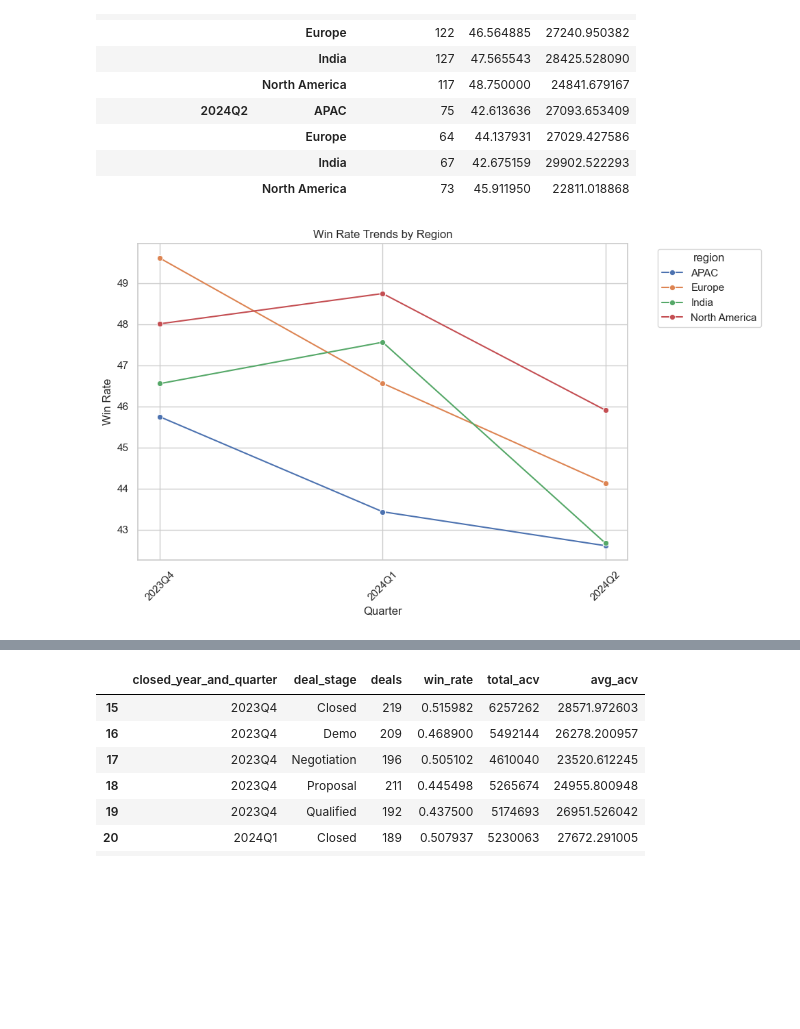
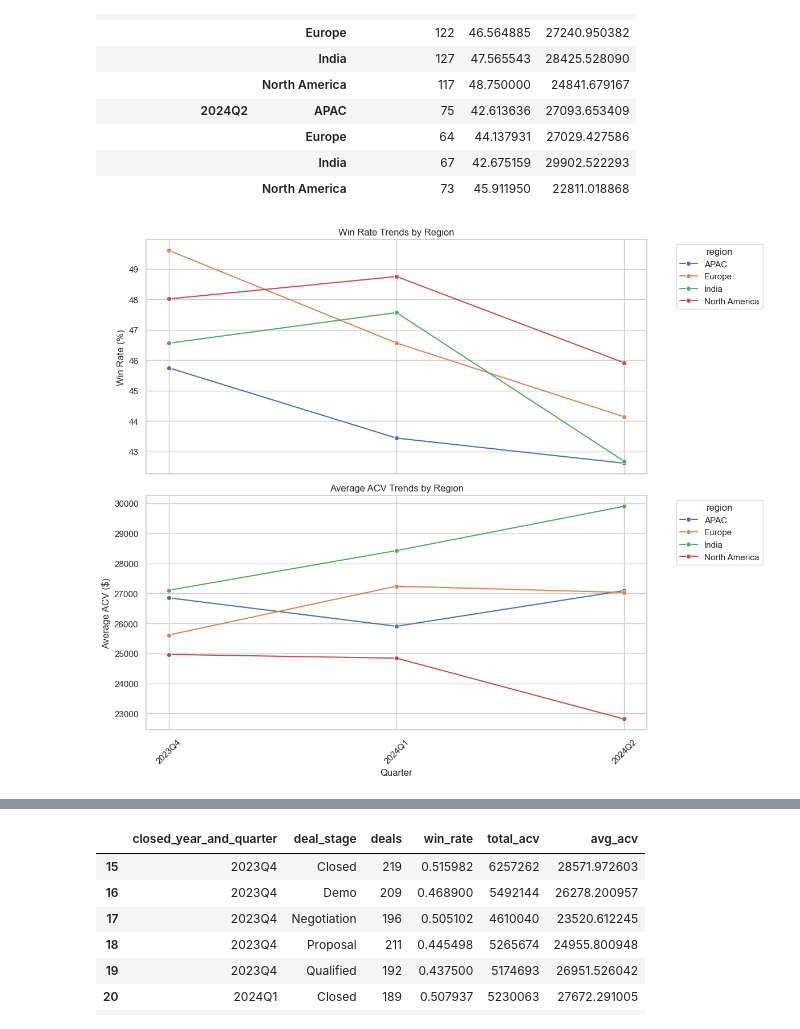
Before and after one commit to ShubhPundir/SkyGeni-Task, a Jupyter notebook: eda.ipynb, the cells around one changed output, grey strips where cells are left out. Drawn from its saved outputs; the diff is of its cells as text; code cells hidden in the pictures; blank space fills up the shorter version.

Commit message:
dev: added segment wise dual panel chart for EDA

```diff
--- a/eda.ipynb
+++ b/eda.ipynb
@@ -92,34 +105,49 @@ segment_tables = {
     for seg in segments
 }
 # %%
-def plot_win_rate_trends(segment_df, segment_name, metric="win_rate"):
+def plot_win_rate_and_avg_acv(segment_df, segment_name):
     """
-    Plots the metric (default: win_rate) over last 3 quarters for a given segment.
+    Plots dual-panel charts:
+    - Top: win_rate trends by segment
+    - Bottom: avg_acv trends by segment
 
-    segment_df: DataFrame from win_rate_by_segment()
-    segment_name: name of the categorical column (e.g., 'region', 'industry')
-    metric: which metric to plot ('win_rate', 'avg_acv', 'succesful_deals')
+    segment_df: DataFrame with index [closed_year_and_quarter, segment_name]
+    segment_name: name of categorical column (e.g., 'region')
     """
     # Reset index for plotting
     df_plot = segment_df.reset_index()
 
     # Set plot style
     sns.set(style="whitegrid")
-    plt.figure(figsize=(10, 6))
+    fig, axes = plt.subplots(2, 1, figsize=(12, 10), sharex=True)
 
-    # Lineplot for each category in the segment
+    # Top panel: win_rate
     sns.lineplot(
         data=df_plot,
         x="closed_year_and_quarter",
-        y=metric,
+        y="win_rate",
         hue=segment_name,
-        marker="o"
+        marker="o",
+        ax=axes[0]
     )
+    axes[0].set_title("Win Rate Trends by " + segment_name.title())
+    axes[0].set_ylabel("Win Rate (%)")
+    axes[0].legend(title=segment_name, bbox_to_anchor=(1.05, 1), loc='upper left')
 
-    plt.title(f"{metric.replace('_',' ').title()} Trends by {segment_name.title()}")
-    plt.ylabel(metric.replace("_"," ").title())
-    plt.xlabel("Quarter")
+    # Bottom panel: avg_acv
+    sns.lineplot(
+        data=df_plot,
+        x="closed_year_and_quarter",
+        y="avg_acv",
+        hue=segment_name,
+        marker="o",
+        ax=axes[1]
+    )
+    axes[1].set_title("Average ACV Trends by " + segment_name.title())
+    axes[1].set_ylabel("Average ACV ($)")
+    axes[1].set_xlabel("Quarter")
+    axes[1].legend(title=segment_name, bbox_to_anchor=(1.05, 1), loc='upper left')
+
     plt.xticks(rotation=45)
-    plt.legend(title=segment_name, bbox_to_anchor=(1.05, 1), loc='upper left')
     plt.tight_layout()
     plt.show()
@@ -141,7 +171,6 @@ segment_tables['region']
 |  | India | 67 | 42.675159 | 29902.522293 |
 |  | North America | 73 | 45.911950 | 22811.018868 |
 # %%
-# Example usage for region:
-plot_win_rate_trends(segment_tables["region"], "region")
+plot_win_rate_and_avg_acv(segment_tables["region"], "region")
 # %% [output]
-[figure, old version]
+[figure, new version]
```
Also changed, not shown: parts of 8 cells of this notebook.
